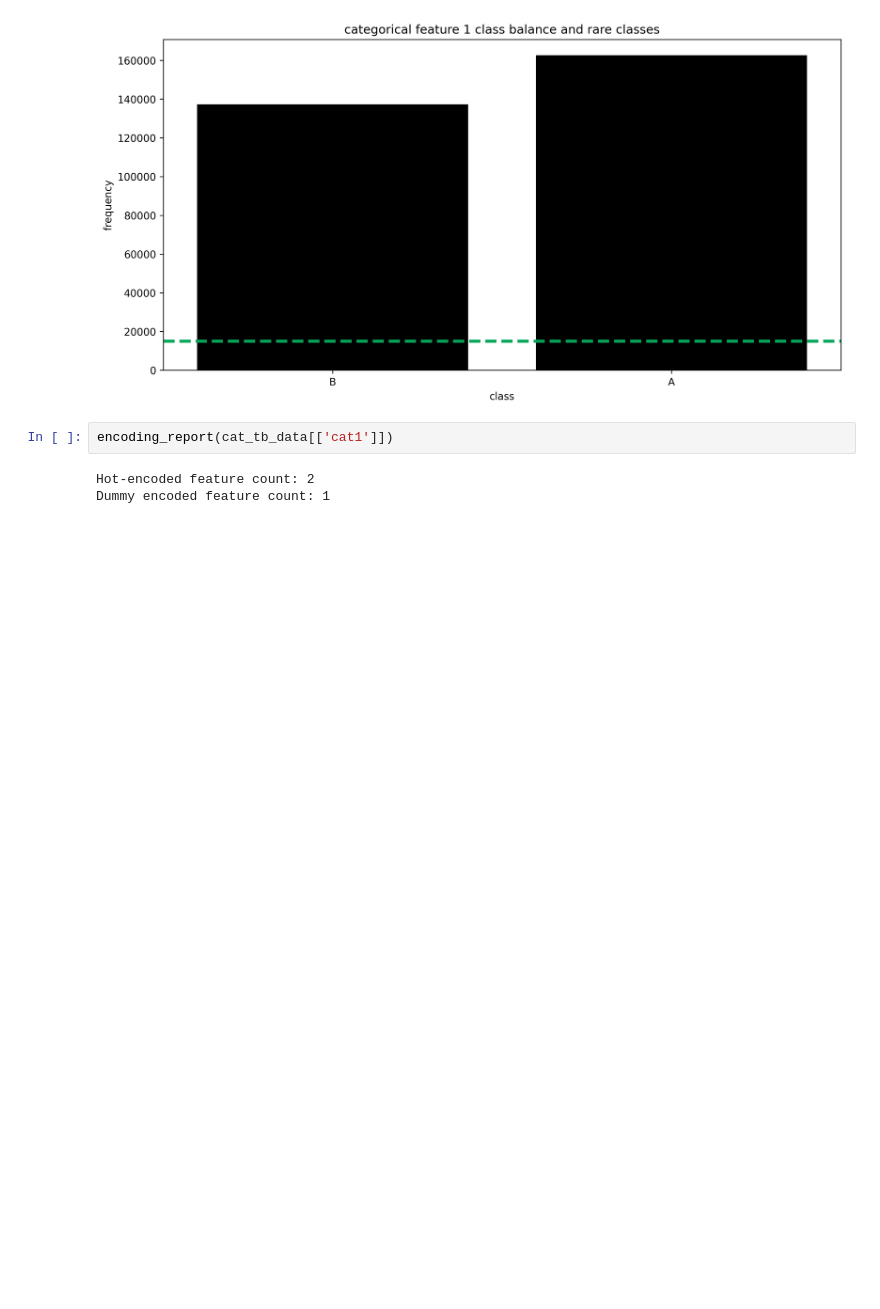
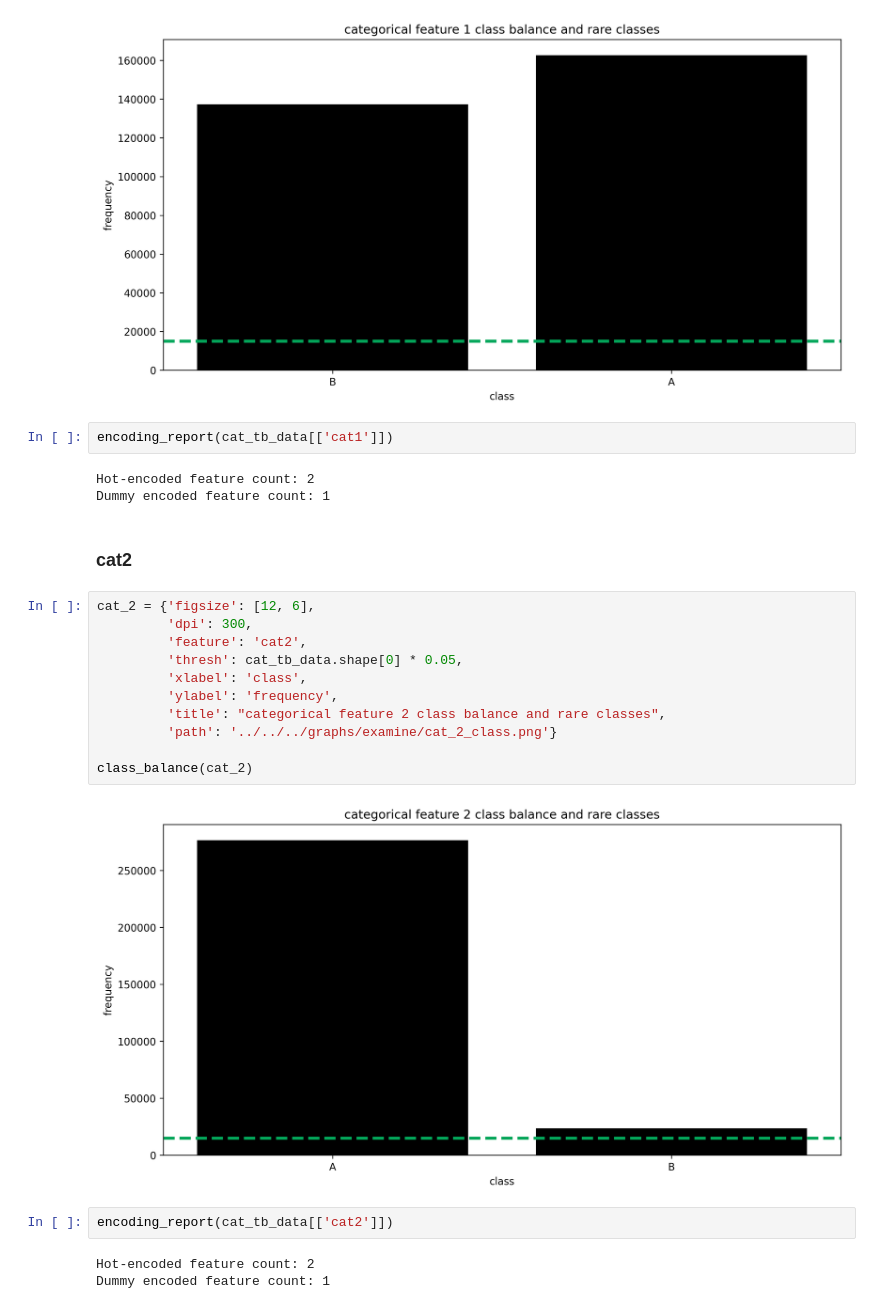
Before and after one commit to ashen007/tabularSeries-Feb-2021, a Jupyter notebook: notebooks/examin data/categorical/categorical data.ipynb, the cells around one changed output. Drawn from its saved outputs; the diff is of its cells as text; blank space fills up the shorter version.

Commit message:
function for report feature counts when one-hot and dummy encoding used to encode - cat2

```diff
--- a/notebooks/examin data/categorical/categorical data.ipynb
+++ b/notebooks/examin data/categorical/categorical data.ipynb
@@ -99,3 +99,23 @@ encoding_report(cat_tb_data[['cat1']])
 # %% [output]
 Hot-encoded feature count: 2
 Dummy encoded feature count: 1
+# %% [markdown]
+### cat2
+# %%
+cat_2 = {'figsize': [12, 6],
+         'dpi': 300,
+         'feature': 'cat2',
+         'thresh': cat_tb_data.shape[0] * 0.05,
+         'xlabel': 'class',
+         'ylabel': 'frequency',
+         'title': "categorical feature 2 class balance and rare classes",
+         'path': '../../../graphs/examine/cat_2_class.png'}
+
+class_balance(cat_2)
+# %% [output]
+[figure, added]
+# %%
+encoding_report(cat_tb_data[['cat2']])
+# %% [output]
+Hot-encoded feature count: 2
+Dummy encoded feature count: 1
```
Also changed, not shown: 2 other files.
